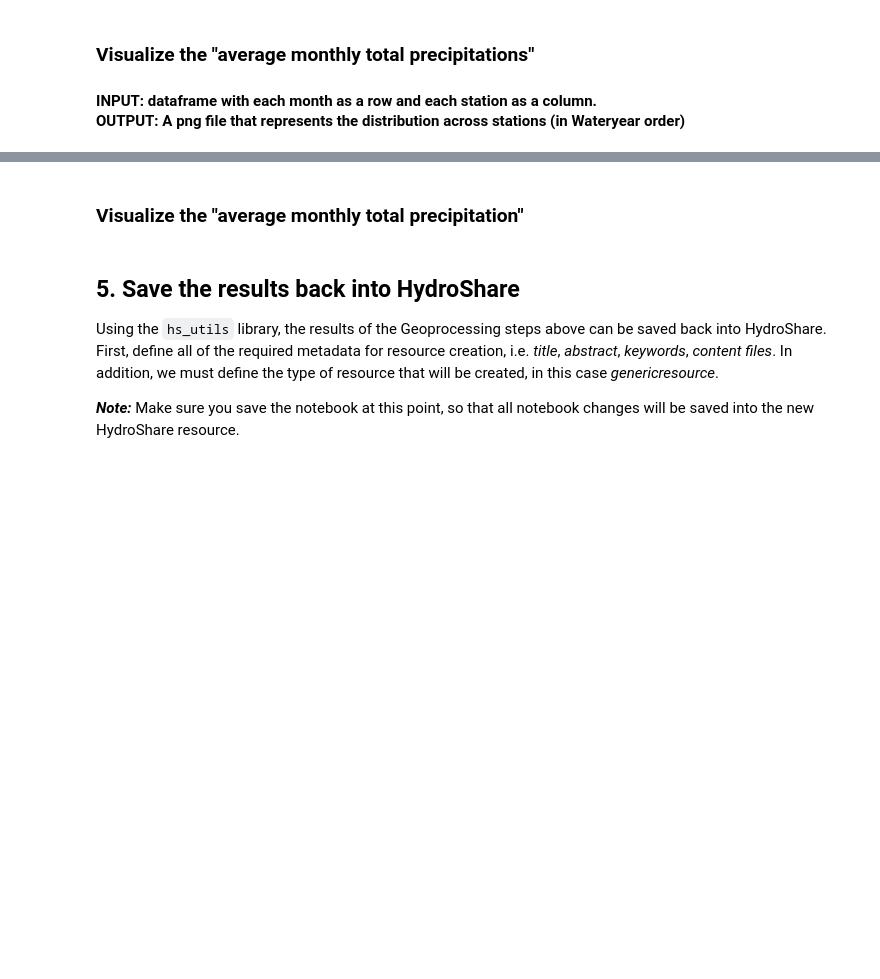
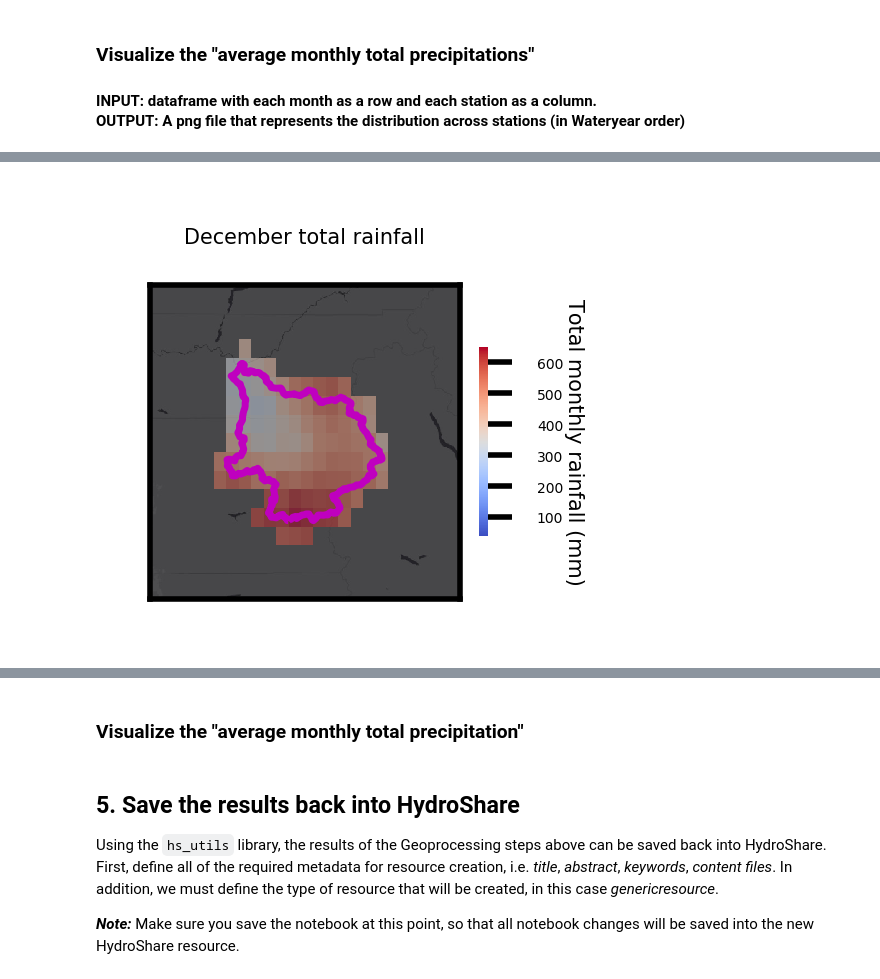
Before and after one commit to Freshwater-Initiative/Observatory, a Jupyter notebook: tutorials/Observatory_usecase7_xmapLandlab.ipynb, the cells around one changed output, grey strips where cells are left out. Cells and saved outputs as stored; diff of their text form; code cells hidden in the pictures; blank space fills up the shorter version.

```diff
--- a/tutorials/Observatory_usecase7_xmapLandlab.ipynb
+++ b/tutorials/Observatory_usecase7_xmapLandlab.ipynb
@@ -408,3 +400,12 @@ reference_lines
+# %%
+ogh.renderValuesInPoints(ltm['meanbymonthsum_PREC_sp_WRF_NNRP_noBC_1970_1979'],
+                         vardf_dateindex=12,
+                         shapefile=sauk,
+                         outfilepath='test.png',
+                         plottitle='December total rainfall',
+                         colorbar_label='Total monthly rainfall (mm)', figsize=(1,1))
+# %% [output]
+[figure, added]
 # %%
 minx2, miny2, maxx2, maxy2 = oxl.calculateUTMbounds(mappingfile=mappingfile1,
                                                     mappingfile_crs={'init':'epsg:4326'},
```
Also changed, not shown: parts of 34 cells of this notebook, 1 other file.
